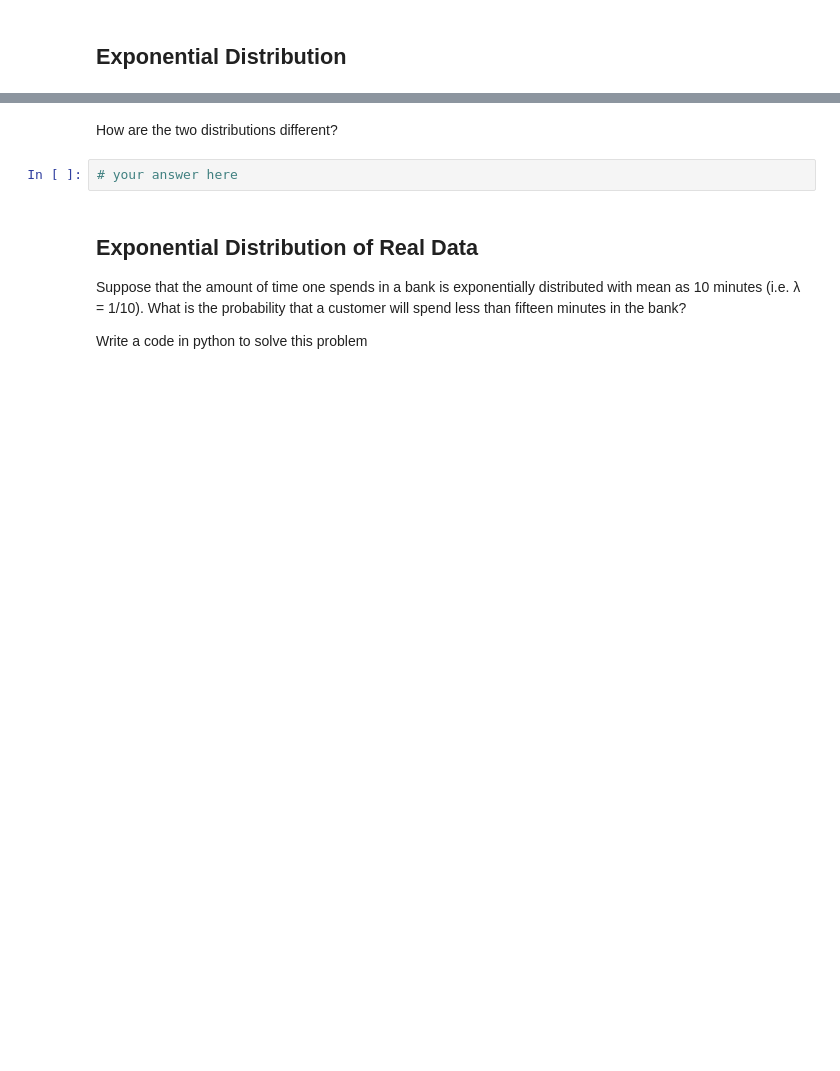
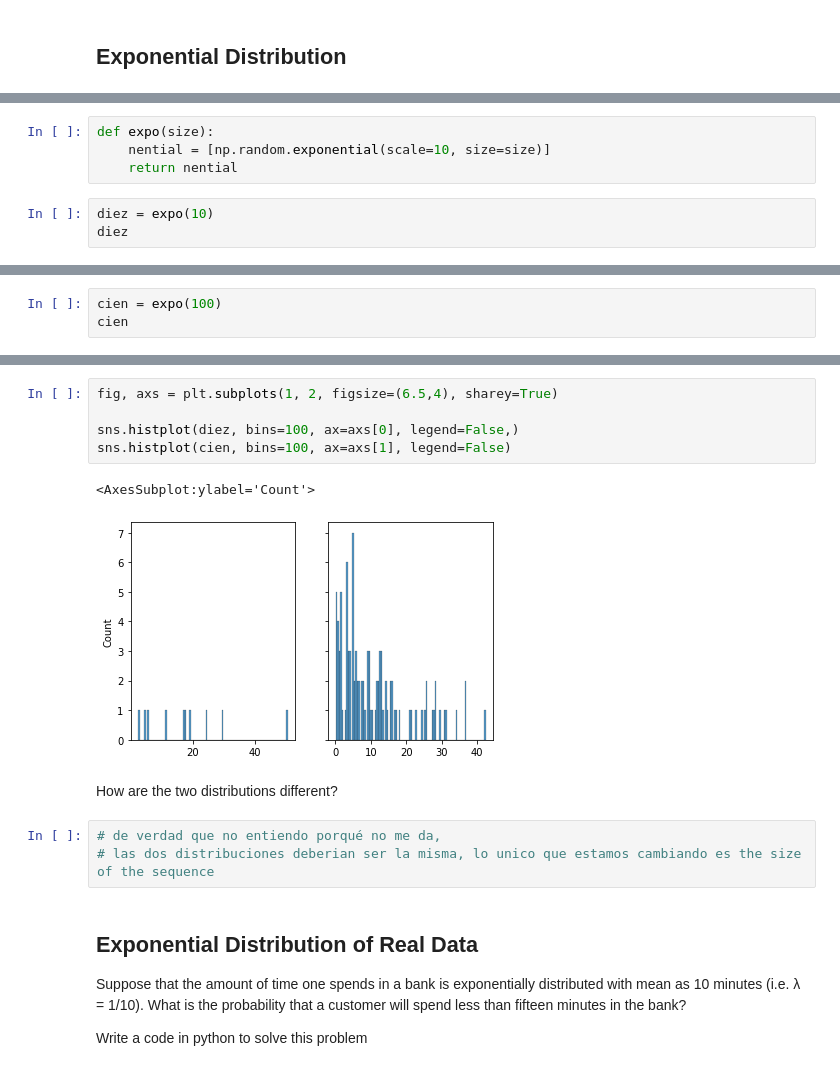
Before and after one commit to Ironhack-Data-Madrid-Febrero-2021/lab-continuous-probability-distribution, a Jupyter notebook: your-code/main.ipynb, the cells around one changed output, grey strips where cells are left out. Saved outputs shown, nothing was run; the diff lists cells and outputs as text; blank space fills up the shorter version.

```diff
--- a/your-code/main.ipynb
+++ b/your-code/main.ipynb
@@ -189,0 +203,7 @@ Your output should look like below:
+# %%
+def expo(size):
+    nential = [np.random.exponential(scale=10, size=size)]
+    return nential
+# %%
+diez = expo(10)
+diez
@@ -189,0 +213,3 @@ Your output should look like below:
+# %%
+cien = expo(100)
+cien
@@ -190,7 +237,16 @@ Your output should look like below:
+# %%
+fig, axs = plt.subplots(1, 2, figsize=(6.5,4), sharey=True)
+
+sns.histplot(diez, bins=100, ax=axs[0], legend=False,)
+sns.histplot(cien, bins=100, ax=axs[1], legend=False)
+# %% [output]
+<AxesSubplot:ylabel='Count'>
+[figure, added]
 # %% [markdown]
 How are the two distributions different?
-# %%
-# your answer here
+# %%
+# de verdad que no entiendo porqué no me da,
+# las dos distribuciones deberian ser la misma, lo unico que estamos cambiando es the size of the sequence
 # %% [markdown]
 ## Exponential Distribution of Real Data
 
```
Also changed, not shown: parts of 11 cells of this notebook.
